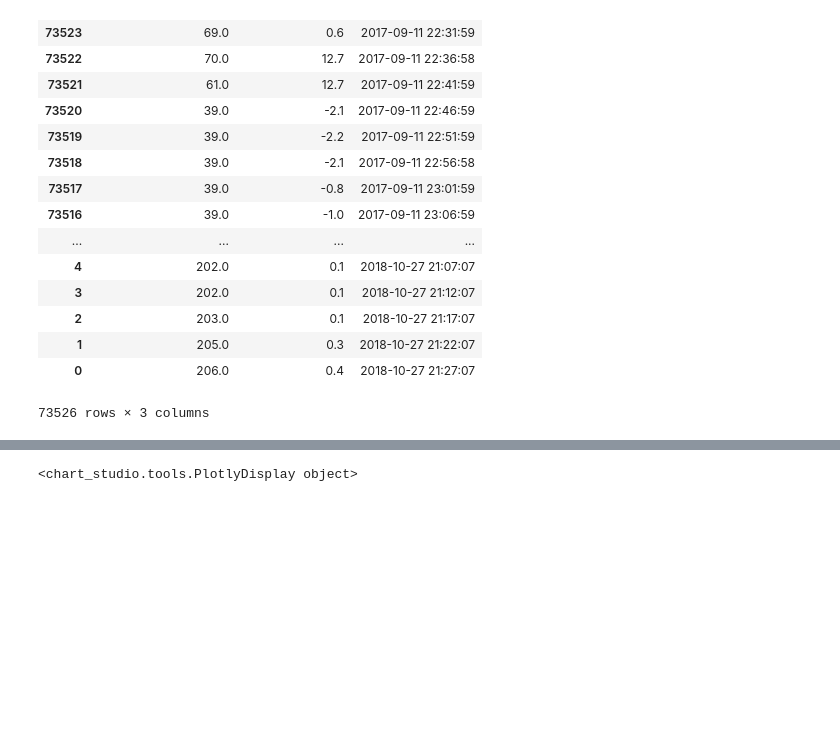
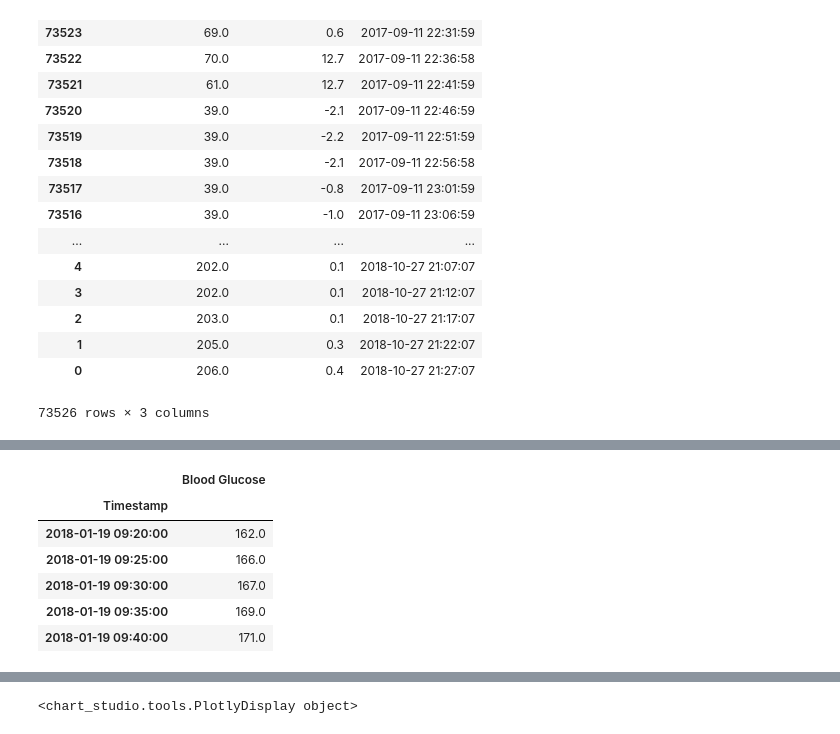
Before and after one commit to r-matt-hawley/MachineLearning-Diabetes, a Jupyter notebook: notebooks/Auto ARIMA(matt).ipynb, the cells around one changed output, grey strips where cells are left out. Drawn from its saved outputs; the diff is of its cells as text; code cells hidden in the pictures; blank space fills up the shorter version.

```diff
--- a/notebooks/Auto ARIMA(matt).ipynb
+++ b/notebooks/Auto ARIMA(matt).ipynb
@@ -130,3 +145,13 @@ NameError: name 'agg_5m' is not defined
+# %%
+test.head()
+# %% [output]
+|  | Blood Glucose |
+| Timestamp |  |
+| 2018-01-19 09:20:00 | 162.0 |
+| 2018-01-19 09:25:00 | 166.0 |
+| 2018-01-19 09:30:00 | 167.0 |
+| 2018-01-19 09:35:00 | 169.0 |
+| 2018-01-19 09:40:00 | 171.0 |
 # %%
 stepwise_model.fit(train)
 # %% [output]
```
Also changed, not shown: parts of 22 cells of this notebook.
